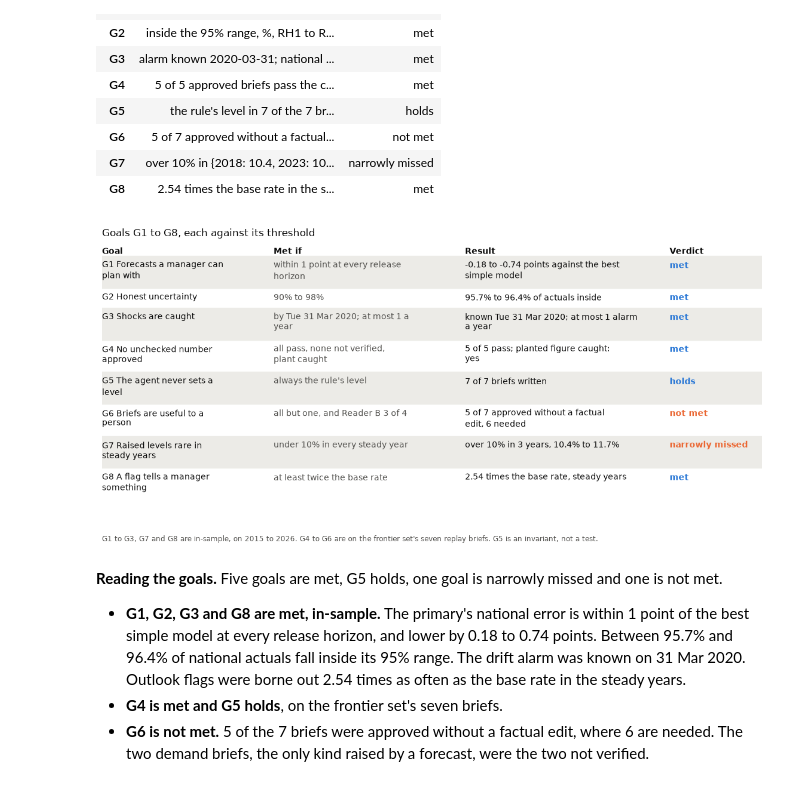
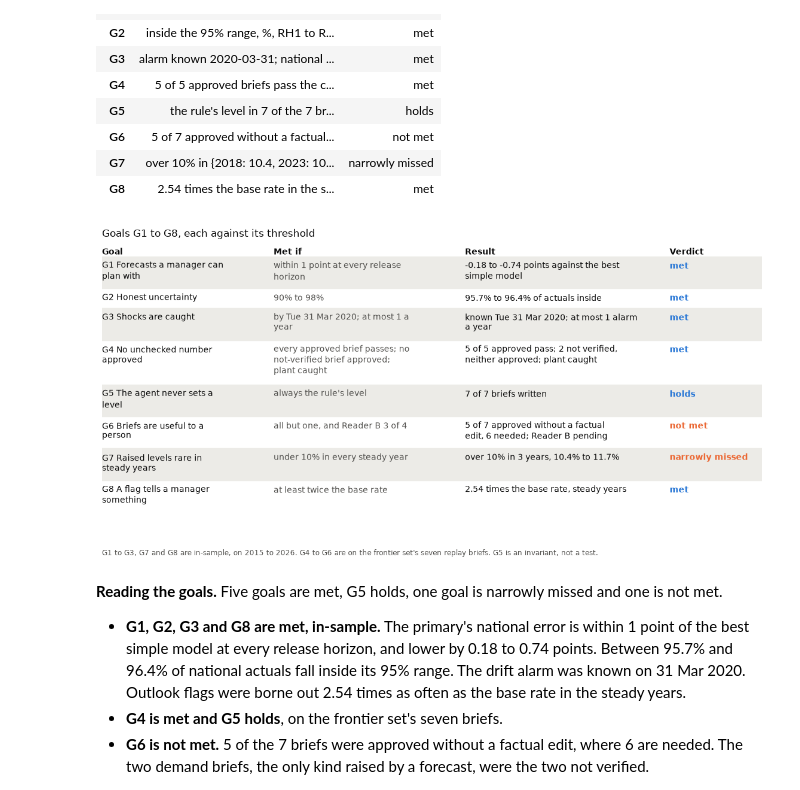
Before and after one commit to PaddyGilliland1/industry-integrated-ai-system-synthesis-old, a Jupyter notebook: ae_escalation_spot_check.ipynb, the cells around one changed output. Saved outputs shown, nothing was run; the diff lists cells and outputs as text; code cells hidden in the pictures.

```diff
--- a/ae_escalation_spot_check.ipynb
+++ b/ae_escalation_spot_check.ipynb
@@ -1902,6 +1907,12 @@ name = {
     "G8": "A flag tells a manager something",
 }
 gaps = [v["primary_minus_best"][0] for v in g1_table.values()]
+# How many of the briefs that were not verified were approved, in words.
+nobody = (
+    g4["not_verified_approved"]
+    if g4["not_verified_approved"]
+    else "neither" if g4["not_verified"] == 2 else "none"
+)
 inside = [v["inside_pct"] for v in g2_table.values()]
 short = {
     "G1": f"{max(gaps):+.2f} to {min(gaps):+.2f} points against the best "
@@ -1909,11 +1920,13 @@ short = {
     "G2": f"{min(inside):.1f}% to {max(inside):.1f}% of actuals inside",
     "G3": f"known {pd.Timestamp(g3['known']):%a %d %b %Y}; at most "
     f"{max(g3['alarm_rising_edges'].values())} alarm a year",
-    "G4": f"{g4['approved_passing_code_check']} of {g4['approved']} pass; "
-    f"planted figure caught: {'yes' if g4['planted_caught'] else 'no'}",
+    "G4": f"{g4['approved_passing_code_check']} of {g4['approved']} approved "
+    f"pass; {g4['not_verified']} not verified, {nobody} approved; plant "
+    f"{'caught' if g4['planted_caught'] else 'not caught'}",
     "G5": f"{g5['level_is_rules']} of {g5['briefs']} briefs written",
     "G6": f"{g6['approved_without_factual_edit']} of {g6['built']} approved "
-    f"without a factual edit, {g6['needed']} needed",
+    f"without a factual edit, {g6['needed']} needed; Reader B "
+    f"{'pending' if agreement is None else reader_b}",
     "G7": f"over 10% in {len(over)} years, {min(over.values()):.1f}% to "
     f"{max(over.values()):.1f}%",
     "G8": f"{steady['ratio'][0]:.2f} times the base rate, steady years",
@@ -1922,7 +1935,8 @@ threshold = {
     "G1": "within 1 point at every release horizon",
     "G2": "90% to 98%",
     "G3": "by Tue 31 Mar 2020; at most 1 a year",
-    "G4": "all pass, none not verified, plant caught",
+    "G4": "every approved brief passes; no not-verified brief approved; "
+    "plant caught",
     "G5": "always the rule's level",
     "G6": "all but one, and Reader B 3 of 4",
     "G7": "under 10% in every steady year",
@@ -1965,34 +1979,34 @@ for n, (cells, height) in enumerate(zip(wrapped, heights)):
         )
     for k, ((_, x, _), cell) in enumerate(zip(columns, cells)):
         is_verdict = k == len(columns) - 1
         colour = INK if k != 1 else MUTED
         if is_verdict:
             colour = BLUE if rows[n][k] in good else ORANGE
         ax.text(
             x,
             y,
             "\n".join(cell),
             va="top",
             color=colour,
             weight="bold" if is_verdict else "normal",
             linespacing=1.3,
         )
     y += height * line + 0.6
 ax.set_title(
     "Goals G1 to G8, each against its threshold", loc="left", color=INK
 )
 fig.text(
     0.02,
     0.0,
     "G1 to G3, G7 and G8 are in-sample, on 2015 to 2026. G4 to G6 are on the "
     "frontier set's seven replay briefs. G5 is an invariant, not a test.",
     color=MUTED,
     fontsize=8.5,
 )
 fig.savefig(FIGURES / "fig5_goals_scorecard.png", dpi=150, bbox_inches="tight")
 plt.show()
 # %% [output]
-[figure, old version]
+[figure, new version]
 # %% [markdown]
 **Reading the goals.** Five goals are met, G5 holds, one goal is narrowly missed and one is not
 met.
```
Also changed, not shown: parts of 4 cells of this notebook, 5 other files.
